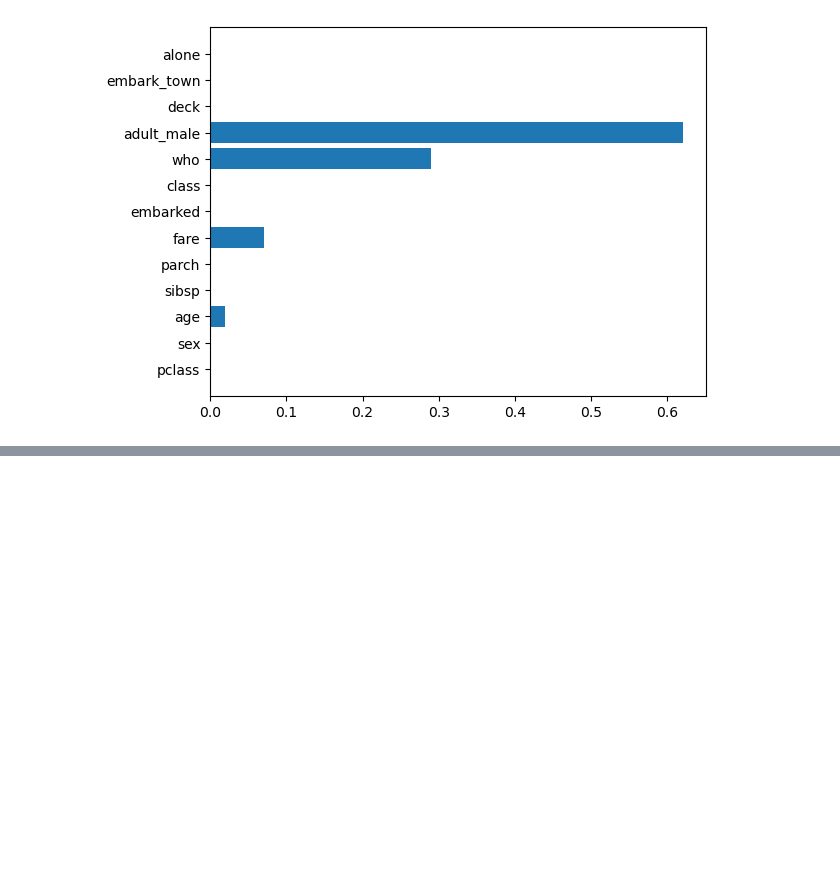
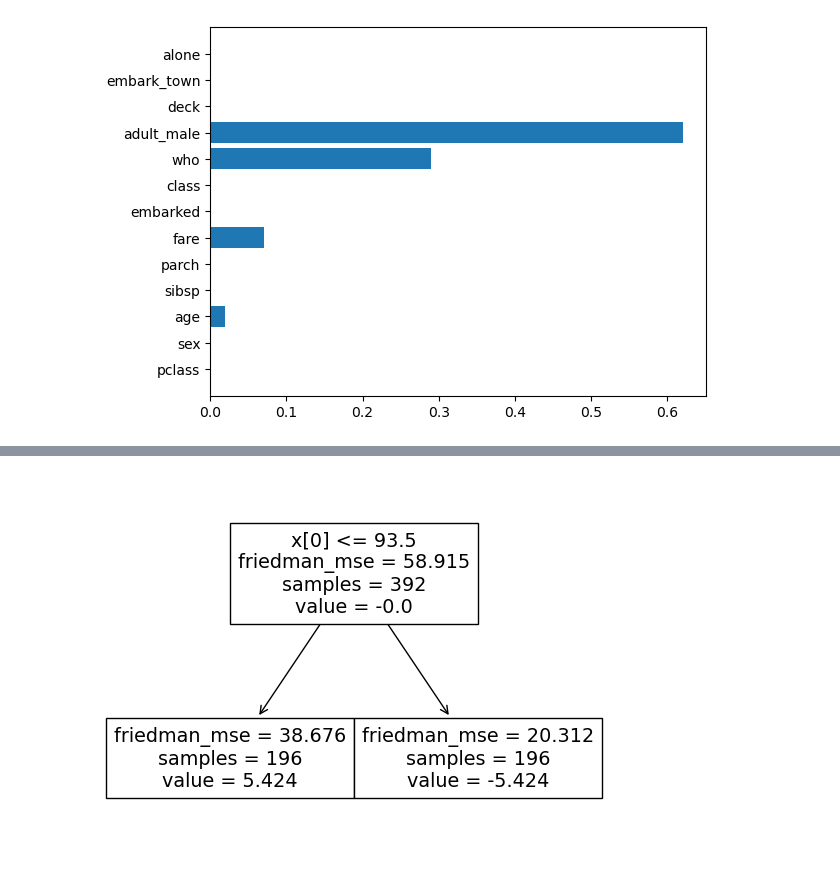
Before and after one commit to keisuke-yoshida4/Machine-Learning, a Jupyter notebook: ensemble/boosting.ipynb, the cells around one changed output, grey strips where cells are left out. Drawn from its saved outputs; the diff is of its cells as text; code cells hidden in the pictures; blank space fills up the shorter version.

```diff
--- a/ensemble/boosting.ipynb
+++ b/ensemble/boosting.ipynb
@@ -39,0 +96,9 @@ plt.barh(X.columns, ada.feature_importances_)
+# %%
+lr = 0.03
+gbr = GradientBoostingRegressor(max_depth=1, learning_rate=lr, random_state=0).fit(X, y)
+# %%
+# 決定木で確認
+model = gbr.estimators_[1][0]
+_ = plot_tree(model)
+# %% [output]
+[figure, added]
```
Also changed, not shown: parts of 9 cells of this notebook, 3 other files.
